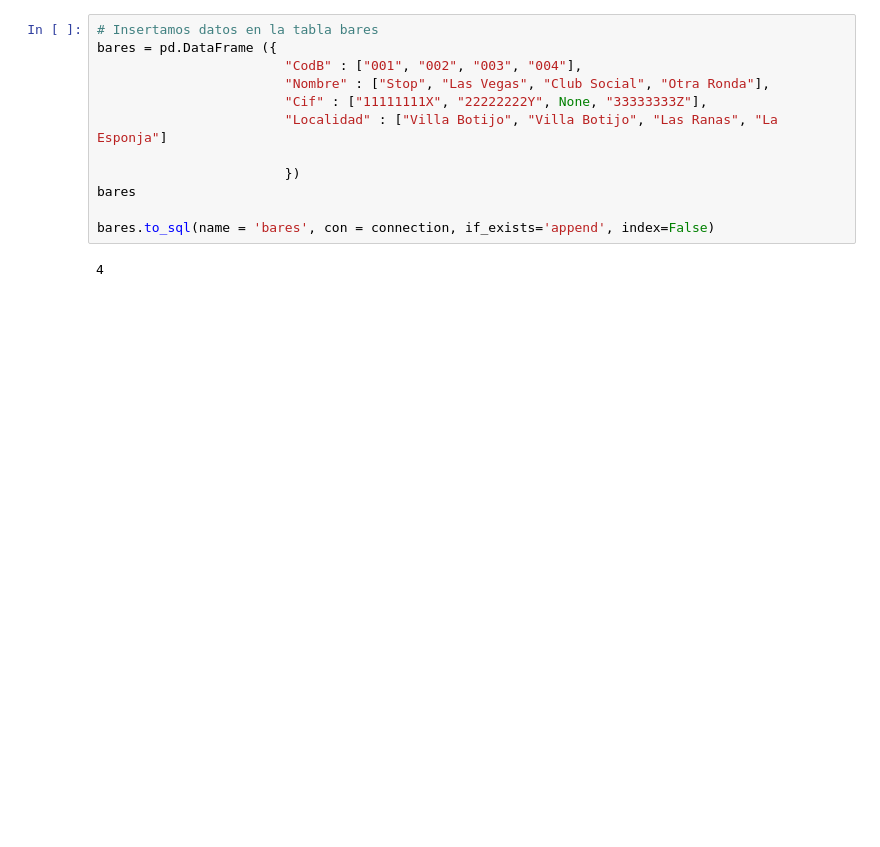
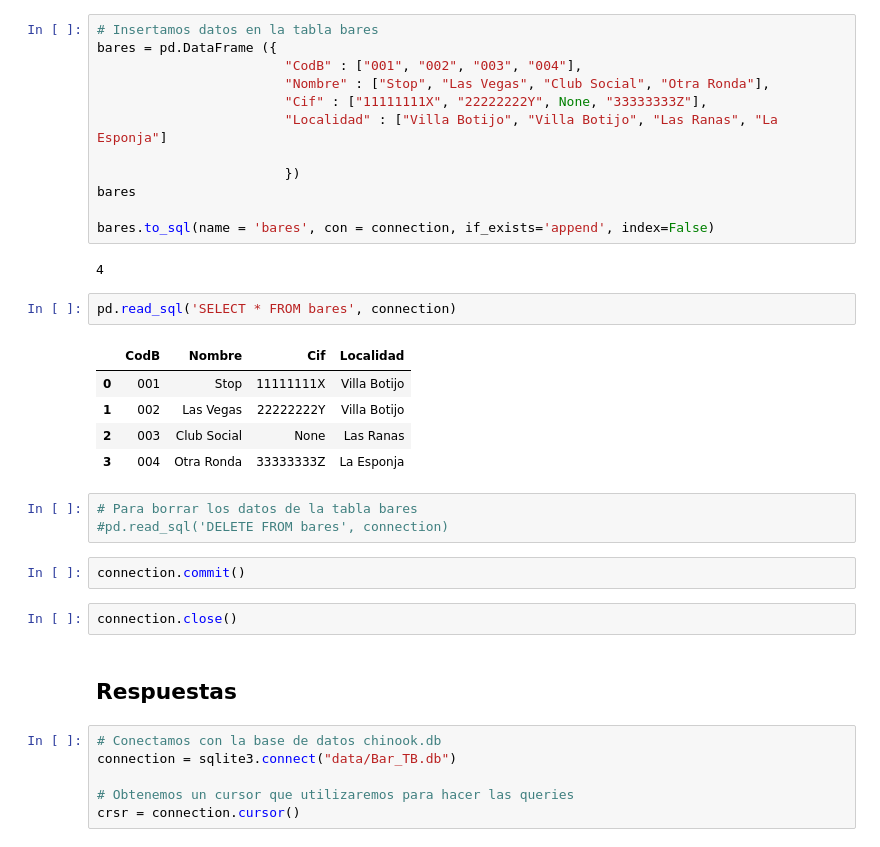
Before and after one commit to LMXCC79/DS_PT_09_2023, a Jupyter notebook: Data_Analysis/7-Bases_de_datos/SQL/SQL_Python/ejercicio/practica_sql.ipynb, the cells around one changed output. Saved outputs shown, nothing was run; the diff lists cells and outputs as text; blank space fills up the shorter version.

```diff
--- a/Data_Analysis/7-Bases_de_datos/SQL/SQL_Python/ejercicio/practica_sql.ipynb
+++ b/Data_Analysis/7-Bases_de_datos/SQL/SQL_Python/ejercicio/practica_sql.ipynb
@@ -153,3 +186,26 @@ bares
 bares.to_sql(name = 'bares', con = connection, if_exists='append', index=False)
 # %% [output]
 4
+# %%
+pd.read_sql('SELECT * FROM bares', connection)
+# %% [output]
+|  | CodB | Nombre | Cif | Localidad |
+| 0 | 001 | Stop | 11111111X | Villa Botijo |
+| 1 | 002 | Las Vegas | 22222222Y | Villa Botijo |
+| 2 | 003 | Club Social | None | Las Ranas |
+| 3 | 004 | Otra Ronda | 33333333Z | La Esponja |
+# %%
+# Para borrar los datos de la tabla bares
+#pd.read_sql('DELETE FROM bares', connection)
+# %%
+connection.commit()
+# %%
+connection.close()
+# %% [markdown]
+## Respuestas
+# %%
+# Conectamos con la base de datos chinook.db
+connection = sqlite3.connect("data/Bar_TB.db")
+
+# Obtenemos un cursor que utilizaremos para hacer las queries
+crsr = connection.cursor()
```
Also changed, not shown: parts of 8 cells of this notebook, 11 other files.
